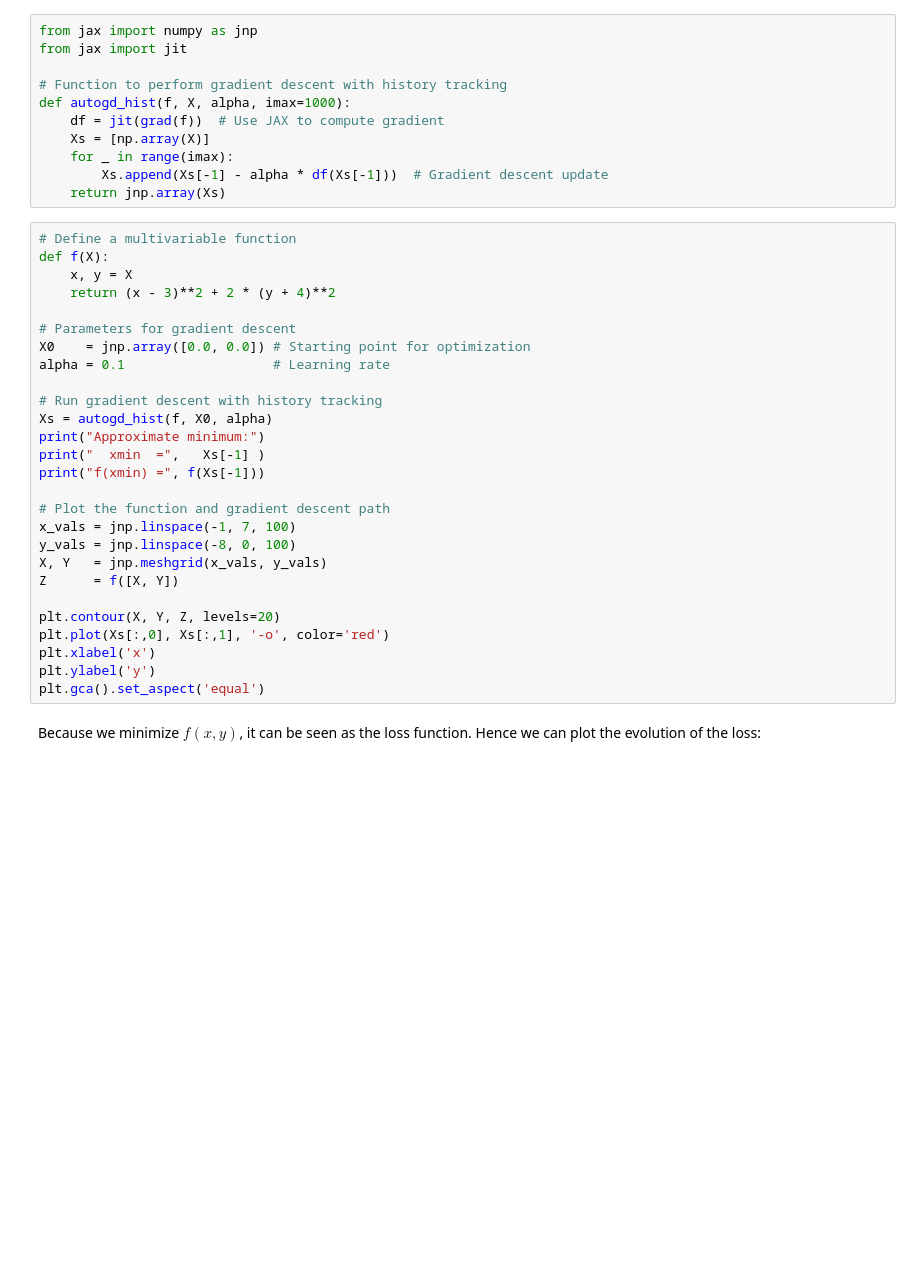
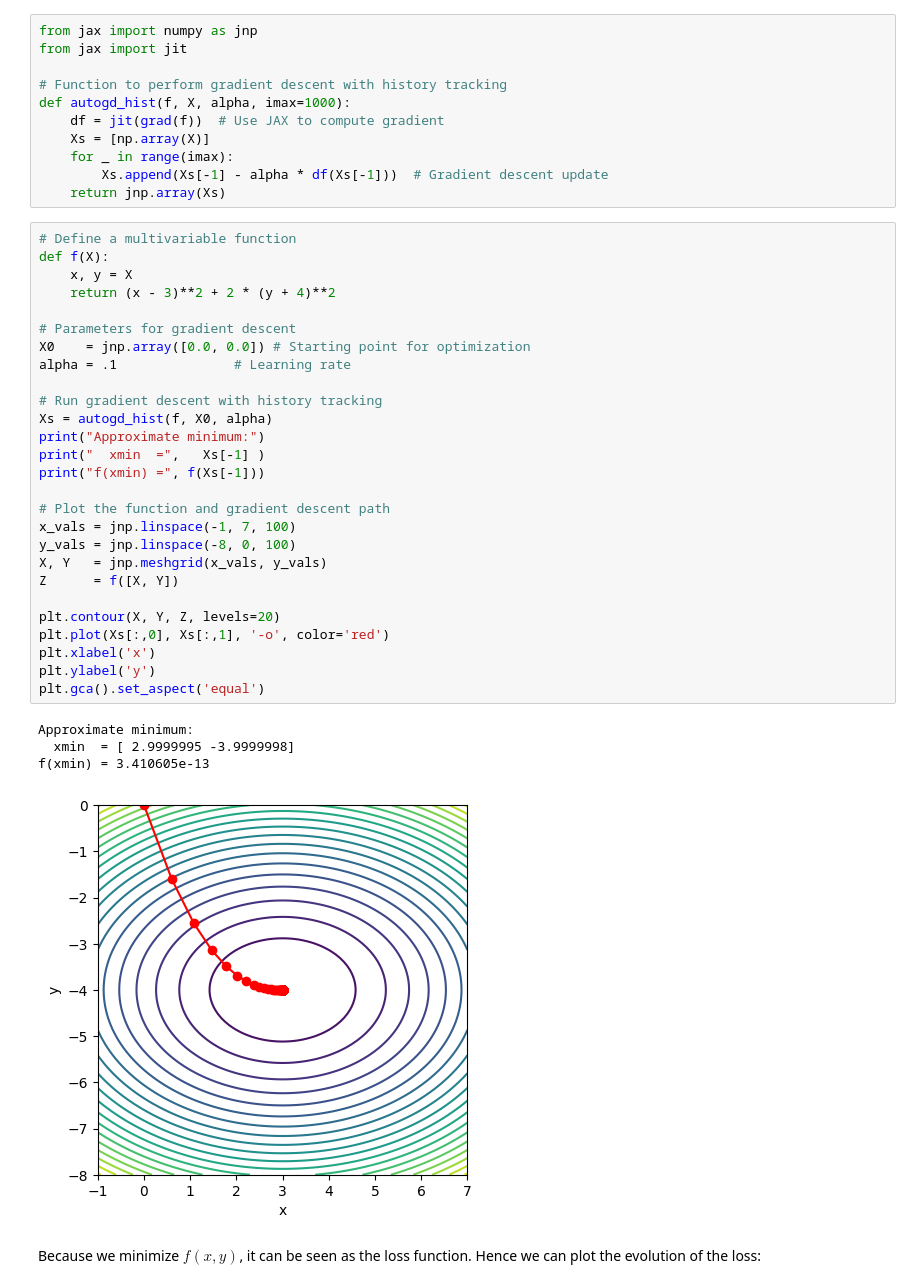
Before and after one commit to jaknepler/phys305, a Jupyter notebook: docs/10/notes.ipynb, the cells around one changed output. Cells and saved outputs as stored; diff of their text form; blank space fills up the shorter version.

```diff
--- a/docs/10/notes.ipynb
+++ b/docs/10/notes.ipynb
@@ -133,30 +147,35 @@ def autogd_hist(f, X, alpha, imax=1000):
 # %%
 # Define a multivariable function
 def f(X):
     x, y = X
     return (x - 3)**2 + 2 * (y + 4)**2
 
 # Parameters for gradient descent
 X0    = jnp.array([0.0, 0.0]) # Starting point for optimization
-alpha = 0.1                   # Learning rate
+alpha = .1               # Learning rate
 
 # Run gradient descent with history tracking
 Xs = autogd_hist(f, X0, alpha)
 print("Approximate minimum:")
 print("  xmin  =",   Xs[-1] )
 print("f(xmin) =", f(Xs[-1]))
 
 # Plot the function and gradient descent path
 x_vals = jnp.linspace(-1, 7, 100)
 y_vals = jnp.linspace(-8, 0, 100)
 X, Y   = jnp.meshgrid(x_vals, y_vals)
 Z      = f([X, Y])
 
 plt.contour(X, Y, Z, levels=20)
 plt.plot(Xs[:,0], Xs[:,1], '-o', color='red')
 plt.xlabel('x')
 plt.ylabel('y')
 plt.gca().set_aspect('equal')
+# %% [output]
+Approximate minimum:
+  xmin  = [ 2.9999995 -3.9999998]
+f(xmin) = 3.410605e-13
+[figure, added]
 # %% [markdown]
 Because we minimize $f(x,y)$, it can be seen as the loss function.
 Hence we can plot the evolution of the loss:
```
Also changed, not shown: parts of 11 cells of this notebook, 3 other files.
